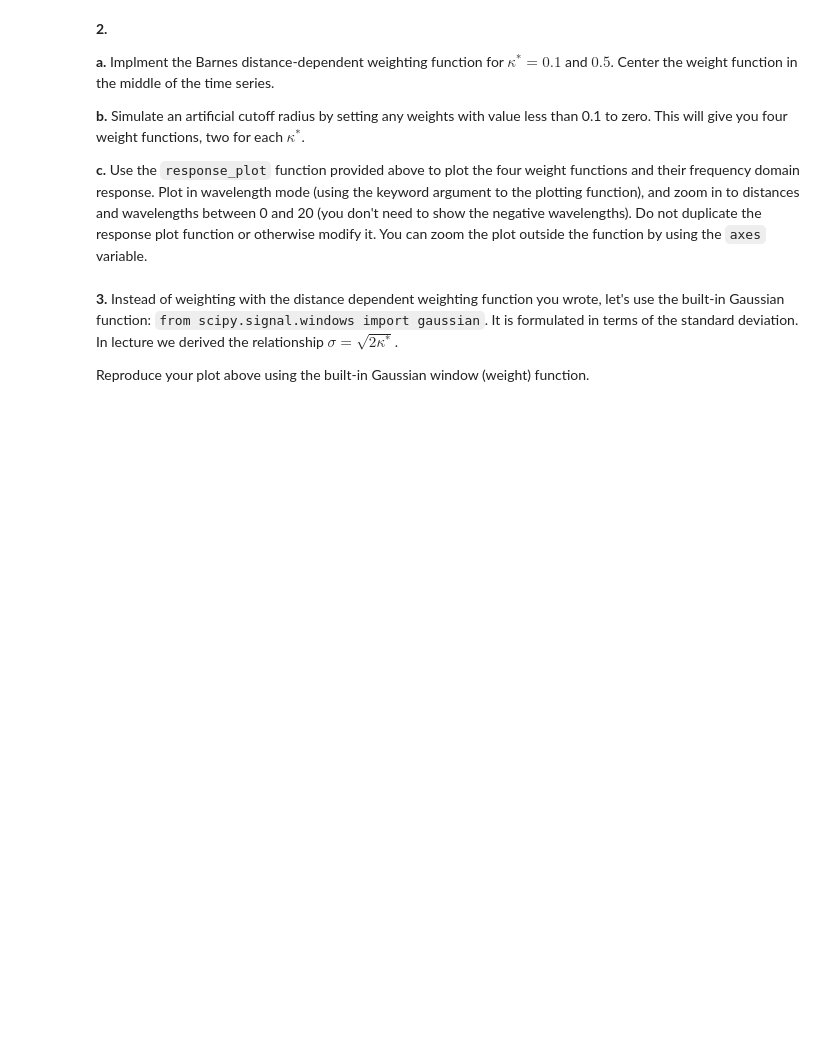
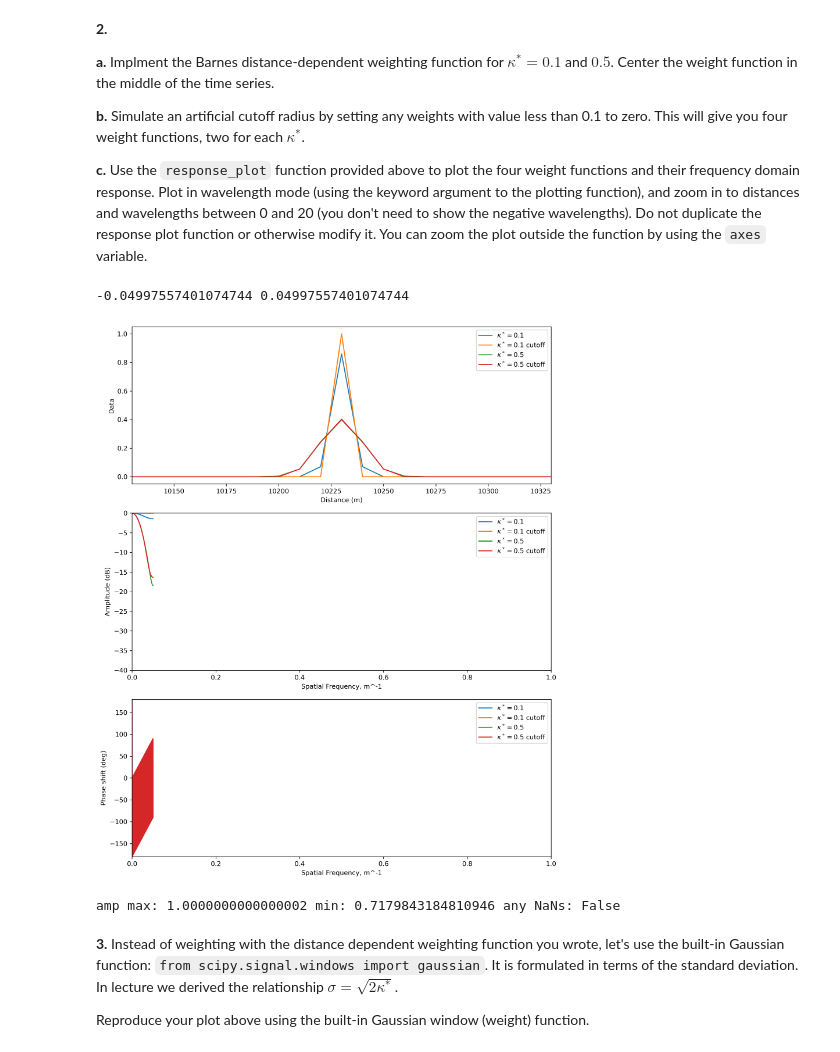
Before and after one commit to MelMartinez22/GDFAssignments, a Jupyter notebook: Homework 4.ipynb, the cells around one changed output. Cells and saved outputs as stored; diff of their text form; code cells hidden in the pictures; blank space fills up the shorter version.

```diff
--- a/Homework 4.ipynb
+++ b/Homework 4.ipynb
@@ -31,7 +31,7 @@ Then, we will calculate the response functions of various other weight functions
 **a.** Using a data spacing of $\Delta=10$ m, what is the nyquist length scale $L_n$, and the spatial sampling frequency $f_s$ and nyquist $f_n$? Calculate these quantities in code from what is given, don't just fill in the values.
 # %%
 delta = 10.0
-Ln =
-fs =
-fn =
-print(Ln, fs, fn, 1.0/Ln)
+Ln = 2*delta
+fs = 1.0/delta
+fn = fs/2.0  #fn= 1/2delta
+print("Nyquist Length Scale Ln=", Ln, "Sampling Frequency fs=", fs, "Nyquist Frequency fn=", fn, "1/Ln=", 1.0/Ln)
@@ -150,3 +149,63 @@ from scipy.signal.windows import gaussian
+# %%
+#a. Center weight function given k*
+def barnes(r, k):
+    """ r has units of distance, and k is the dimensional weight parameter
+        kappa with units of distance squared.
+
+        Returns the weights as a funcion of r.
+    """
+    #Barnes w(r)= e^(-r^2/k)
+    # k= k*Ln^2
+    return np.exp(-(r**2)/k)
+
+# Center function in middle of domain
+r= (x-x.mean())
+
+from scipy.signal.windows import gaussian
+
+# b. 4 weight functions, k*= 0.1 and k= 40, k*= 0.5 and k= 200
+kappa= [0.1, 0.5]
+barnes_weights= []
+
+for ks in kappa:
+    k= ks*Ln**2
+    w= barnes(r,k)
+    w_cutoff= np.where(w< 0.1, 0.0, w) #cutoff rad
+    barnes_weights.append((w, w_cutoff))
+
+# c. Plot functions and freq domain response in wavelength mode
+# Flatten tuples
+all_weights= [item for pair in barnes_weights for item in pair]
+
+# Normalize
+all_weights= [w/w.sum() if w.sum() !=0 else w for w in all_weights]
+
+barnes_w01, barnes_w01_cut, barnes_w05, barnes_w05_cut= all_weights
+
+labels= [r'$\kappa^*= 0.1$', r'$\kappa^*= 0.1$ cutoff',
+         r'$\kappa^*= 0.5$', r'$\kappa^*= 0.5$ cutoff']
+
+# Plots
+fig, axes= plt.subplots(3, 1, figsize= (10, 12), dpi= 300)
+response_plot(all_weights, x, axes, freqs, labels= labels, wavelength= False)
+
+#zooming into distances and wavelengths from 0-20
+axes[0].set_xlim(x.mean()-100, x.mean()+100)
+axes[1].set_xlim(0, 1)
+axes[2].set_xlim(0, 1)
+plt.tight_layout()
+plt.show()
+# %% [output]
+-0.04997557401074744 0.04997557401074744
+[figure, added]
+# %%
+# Quick test of weight's FFT
+w_test = all_weights[0]
+fft_test = np.fft.fft(w_test)
+amp = np.abs(np.fft.fftshift(fft_test))
+print("amp max:", amp.max(), "min:", amp.min(), "any NaNs:", np.any(~np.isfinite(amp)))
+# %% [output]
+amp max: 1.0000000000000002 min: 0.7179843184810946 any NaNs: False
 # %% [markdown]
 **3.** Instead of weighting with the distance dependent weighting function you wrote, let's use the built-in Gaussian function: `from scipy.signal.windows import gaussian`. It is formulated in terms of the standard deviation. In lecture we derived the relationship $\sigma = \sqrt{2\kappa^*}$.
 
```
Also changed, not shown: parts of 18 cells of this notebook.
